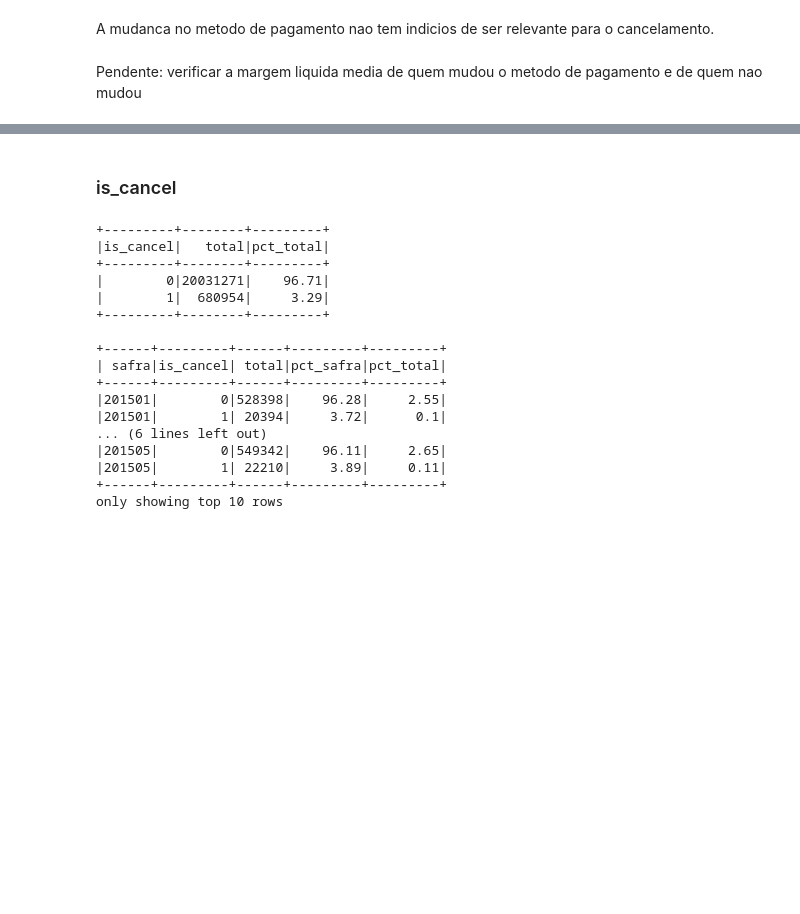
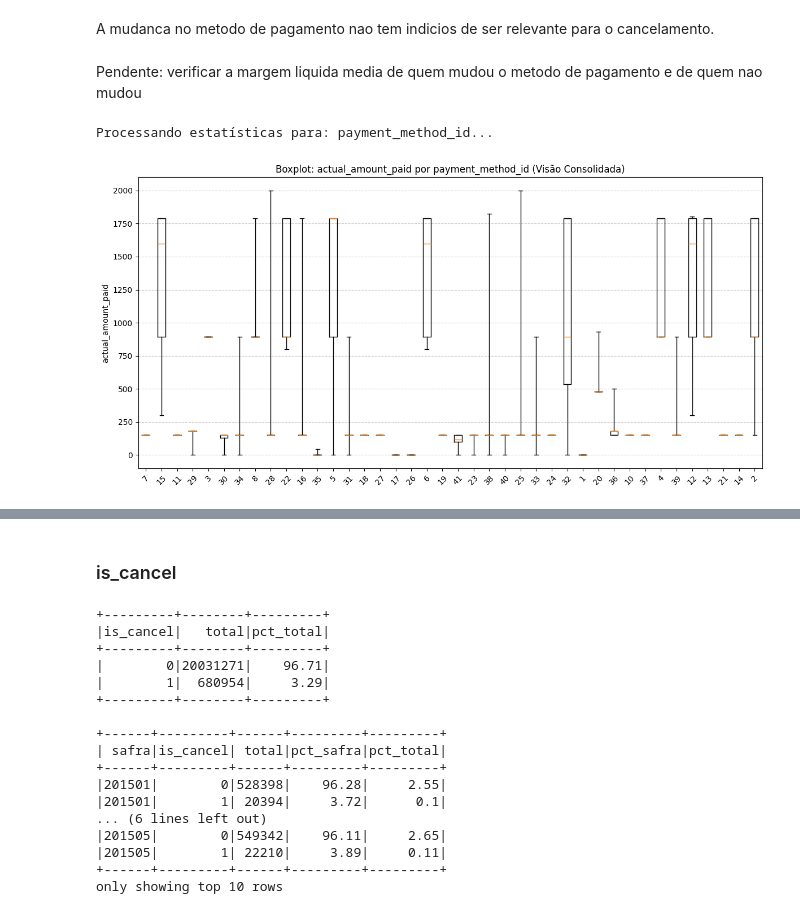
Before and after one commit to GuMauriz/datamaster, a Jupyter notebook: project.ipynb, the cells around one changed output, grey strips where cells are left out. Cells and saved outputs as stored; diff of their text form; code cells hidden in the pictures; blank space fills up the shorter version.

Commit message:
feat: finishing eda for some transactions variables

```diff
--- a/project.ipynb
+++ b/project.ipynb
@@ -1221,3 +1310,8 @@ df_trans_features_agg.groupBy("mudou_metodo_pagto").agg(
 A mudanca no metodo de pagamento nao tem indicios de ser relevante para o cancelamento.
 # %% [markdown]
 Pendente: verificar a margem liquida media de quem mudou o metodo de pagamento e de quem nao mudou
+# %%
+plot_boxplot(df_transactions, ["payment_method_id"], "actual_amount_paid", agrupar_por_safra=False)
+# %% [output]
+Processando estatísticas para: payment_method_id...
+[figure, added]
```
Also changed, not shown: parts of 28 cells of this notebook.
